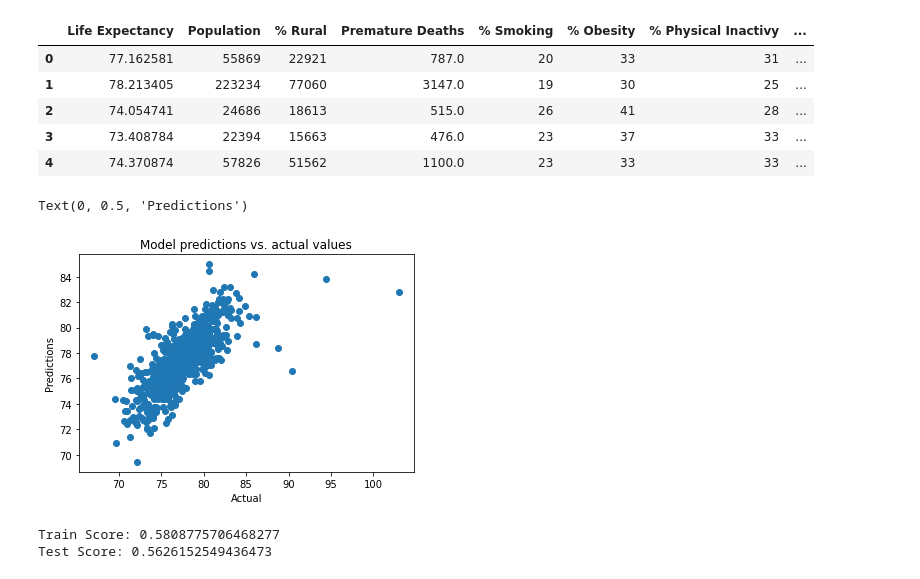
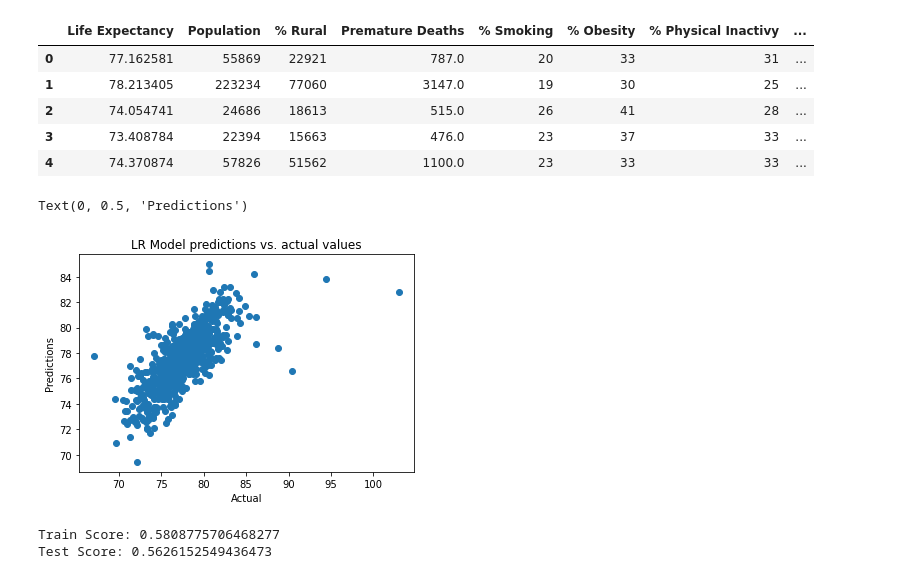
Before and after one commit to fancyfu4/SB-Data-Science, a Jupyter notebook: Data_Science_Capstone2/Modeling.ipynb, the cells around one changed output. Saved outputs shown, nothing was run; the diff lists cells and outputs as text; code cells hidden in the pictures.

```diff
--- a/Data_Science_Capstone2/Modeling.ipynb
+++ b/Data_Science_Capstone2/Modeling.ipynb
@@ -264,12 +261,12 @@ y_pred = lr_fit.predict(X_test_scaled)
 # %%
 plt.scatter(y_test,y_pred)
 
-plt.title("Model predictions vs. actual values")
+plt.title("LR Model predictions vs. actual values")
 plt.xlabel("Actual")
 plt.ylabel("Predictions")
 # %% [output]
 Text(0, 0.5, 'Predictions')
-[figure, old version]
+[figure, new version]
 # %%
 #Evaluate the model.
 lr_score = lr.score(X_train_scaled, y_train)
```
Also changed, not shown: parts of 4 cells of this notebook, 1 other file.
